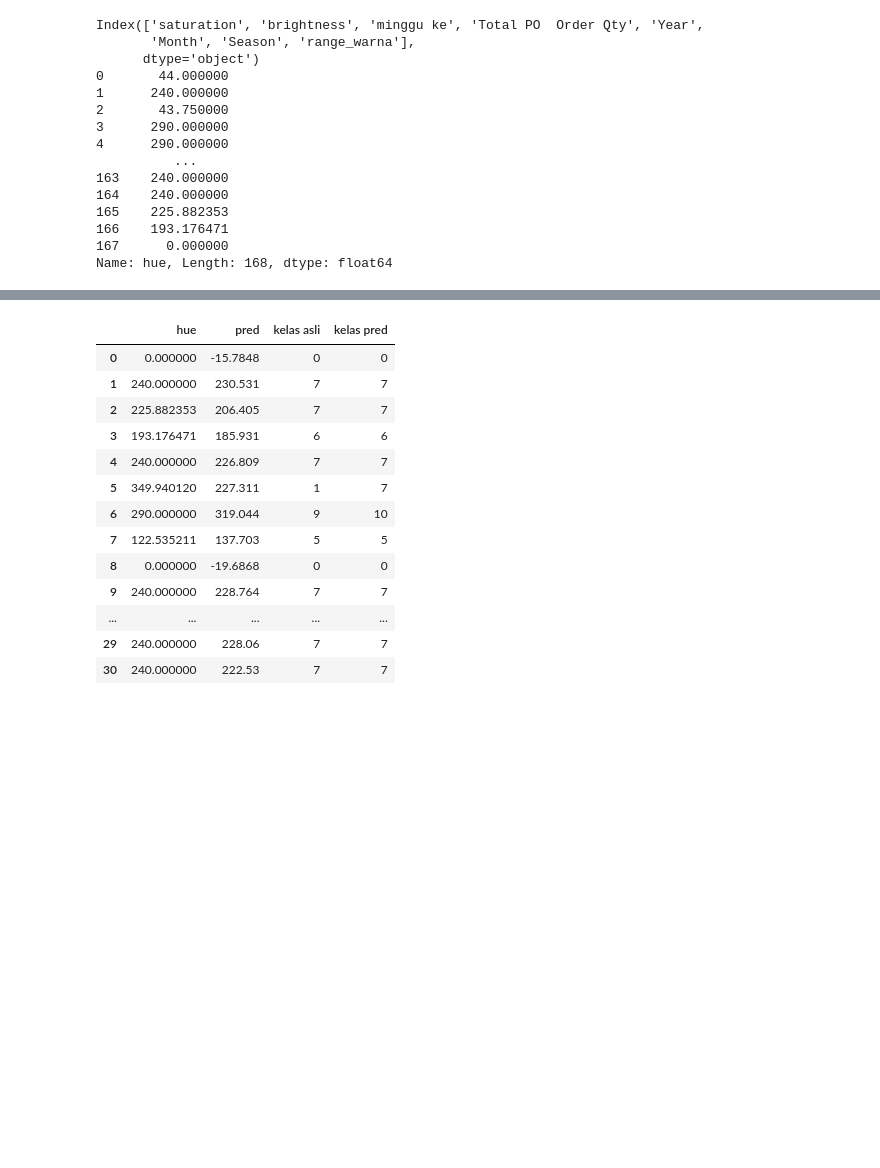
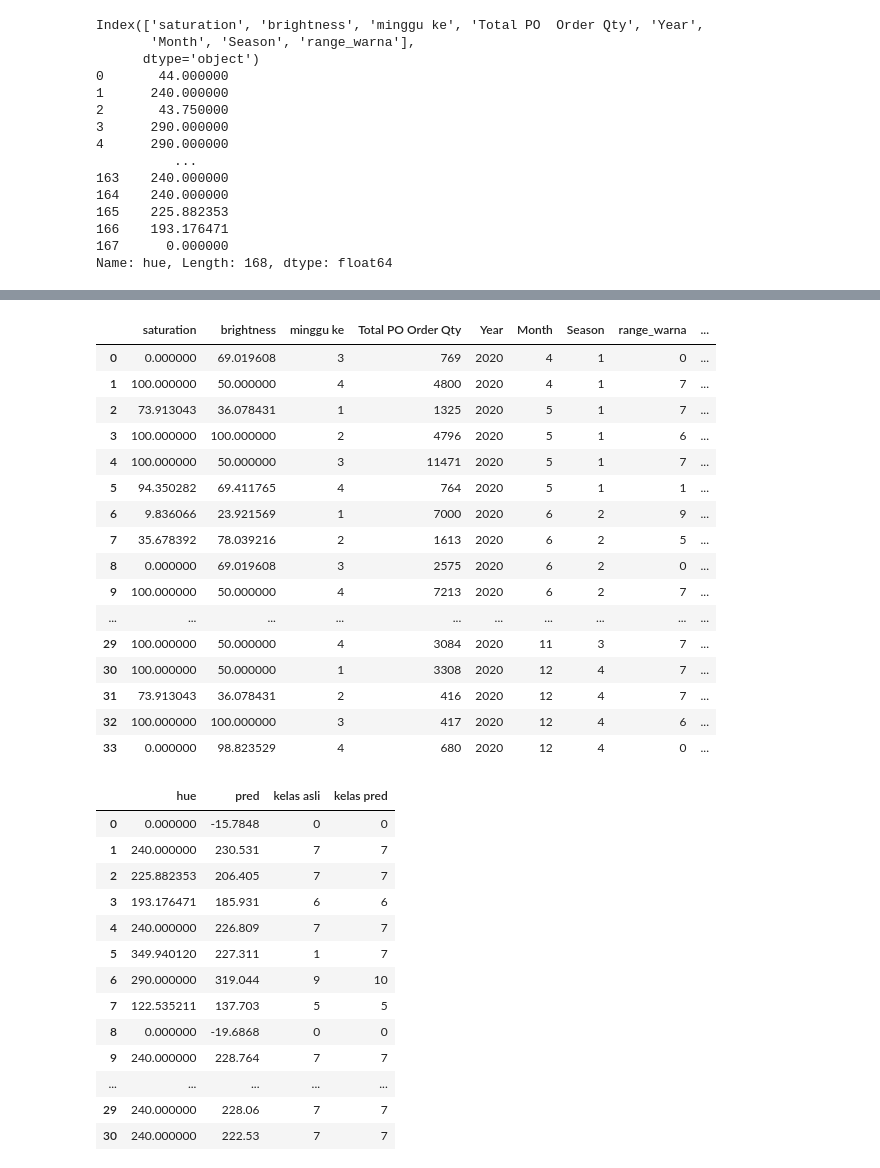
Before and after one commit to geadalfa/PrediksiWarna, a Jupyter notebook: Randomforest_NN.ipynb, the cells around one changed output, grey strips where cells are left out. Drawn from its saved outputs; the diff is of its cells as text; code cells hidden in the pictures; blank space fills up the shorter version.

```diff
--- a/Randomforest_NN.ipynb
+++ b/Randomforest_NN.ipynb
@@ -614,6 +614,7 @@ x_train, x_test, y_train, y_test = train_test_split(x, y, test_size = 0.2, shuff
 # %%
 from sklearn.preprocessing import StandardScaler
 sc = StandardScaler()
+X_test1 = x_test
 X_train = sc.fit_transform(x_train)
 X_test = sc.fit_transform(x_test)
 # %%
@@ -776,3 +775,27 @@ plt.show()
+# %%
+X_test1 = X_test1.reset_index(drop=True)
+df2 = [X_test1, compare2]
+
+df3 = pd.concat(df2, axis=1)
+df3
+# %% [output]
+|  | saturation | brightness | minggu ke | Total PO Order Qty | Year | Month | Season | range_warna | ... |
+| 0 | 0.000000 | 69.019608 | 3 | 769 | 2020 | 4 | 1 | 0 | ... |
+| 1 | 100.000000 | 50.000000 | 4 | 4800 | 2020 | 4 | 1 | 7 | ... |
+| 2 | 73.913043 | 36.078431 | 1 | 1325 | 2020 | 5 | 1 | 7 | ... |
+| 3 | 100.000000 | 100.000000 | 2 | 4796 | 2020 | 5 | 1 | 6 | ... |
+| 4 | 100.000000 | 50.000000 | 3 | 11471 | 2020 | 5 | 1 | 7 | ... |
+| 5 | 94.350282 | 69.411765 | 4 | 764 | 2020 | 5 | 1 | 1 | ... |
+| 6 | 9.836066 | 23.921569 | 1 | 7000 | 2020 | 6 | 2 | 9 | ... |
+| 7 | 35.678392 | 78.039216 | 2 | 1613 | 2020 | 6 | 2 | 5 | ... |
+| 8 | 0.000000 | 69.019608 | 3 | 2575 | 2020 | 6 | 2 | 0 | ... |
+| 9 | 100.000000 | 50.000000 | 4 | 7213 | 2020 | 6 | 2 | 7 | ... |
+| ... | ... | ... | ... | ... | ... | ... | ... | ... | ... |
+| 29 | 100.000000 | 50.000000 | 4 | 3084 | 2020 | 11 | 3 | 7 | ... |
+| 30 | 100.000000 | 50.000000 | 1 | 3308 | 2020 | 12 | 4 | 7 | ... |
+| 31 | 73.913043 | 36.078431 | 2 | 416 | 2020 | 12 | 4 | 7 | ... |
+| 32 | 100.000000 | 100.000000 | 3 | 417 | 2020 | 12 | 4 | 6 | ... |
+| 33 | 0.000000 | 98.823529 | 4 | 680 | 2020 | 12 | 4 | 0 | ... |
 # %%
 def predclass(row):
     if row['pred'] < 0.5 :
```
Also changed, not shown: parts of 9 cells of this notebook.
